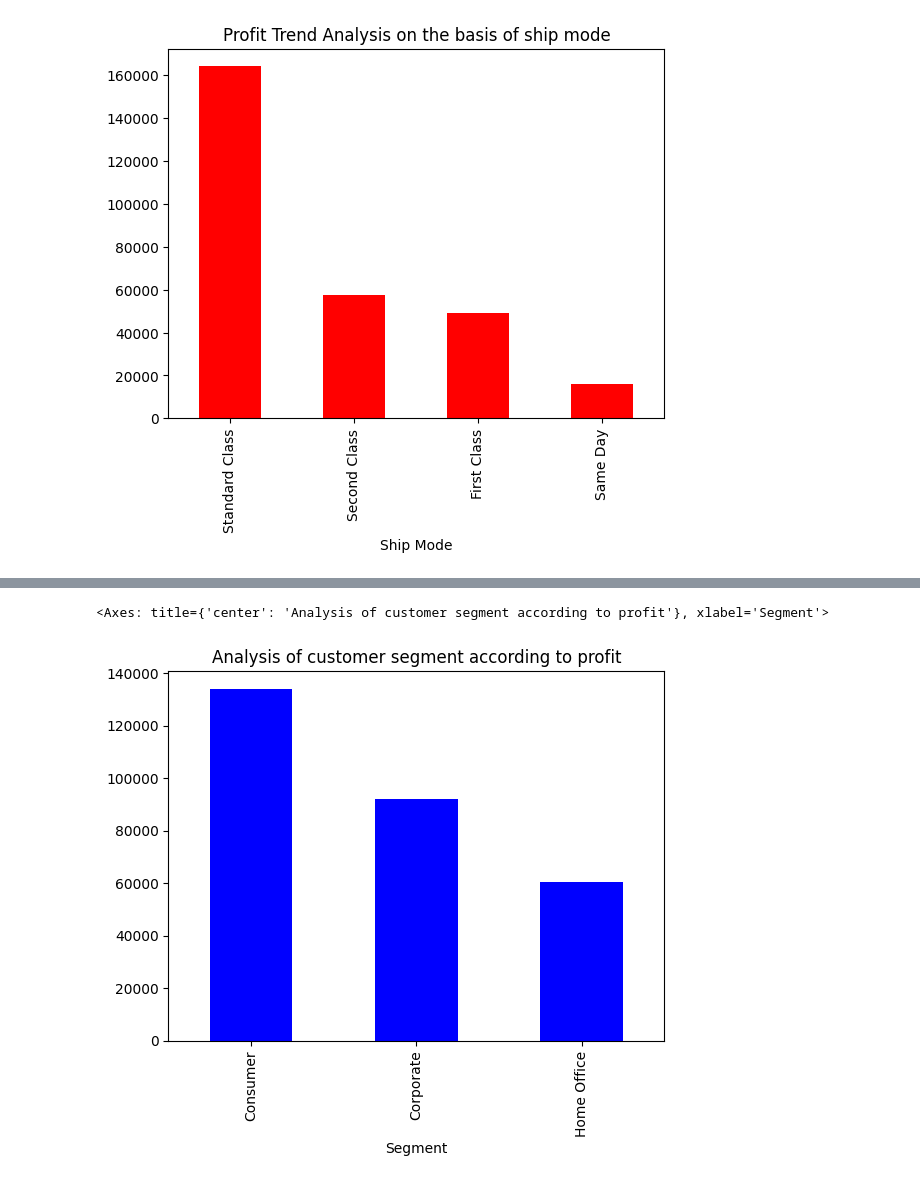
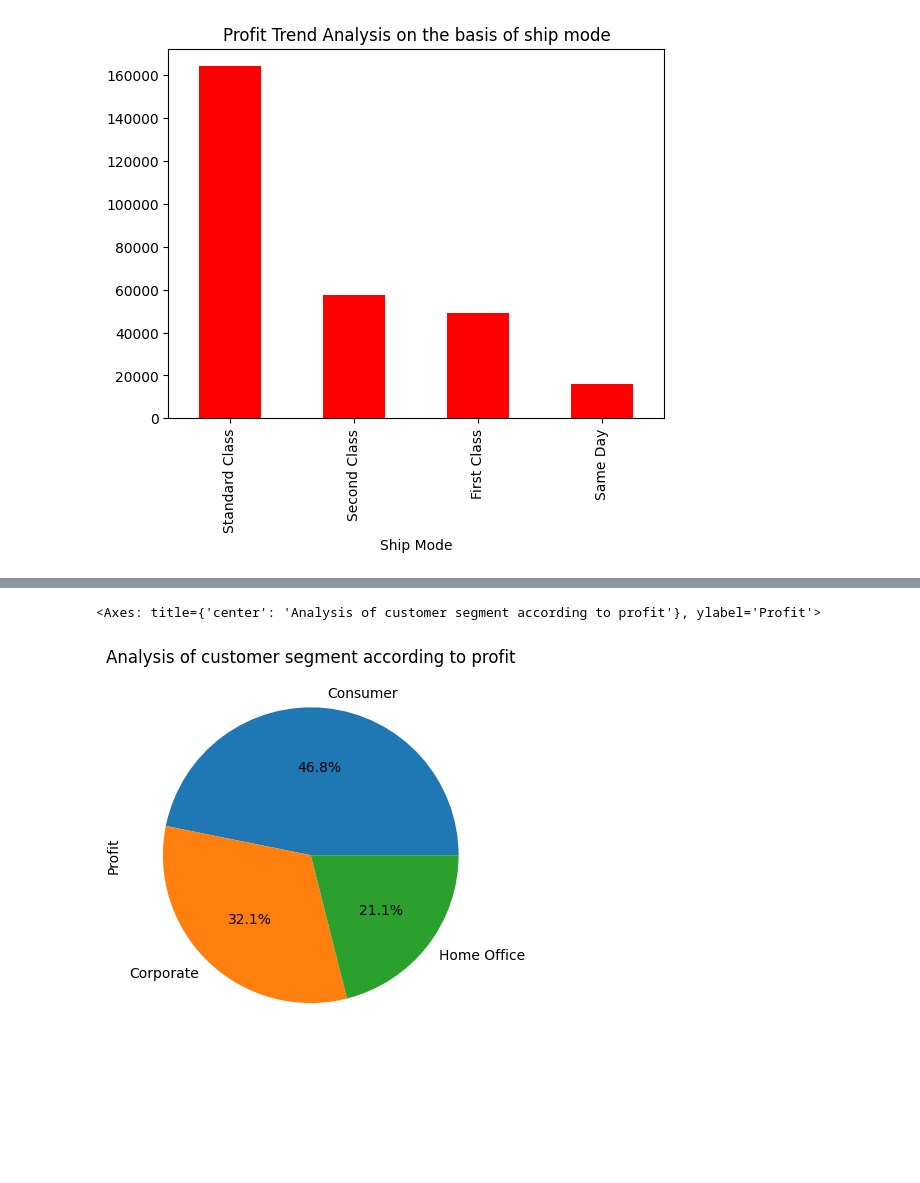
Before and after one commit to karamveer2648/SuperstoreDataAnalysis, a Jupyter notebook: superstore analysis.ipynb, the cells around one changed output, grey strips where cells are left out. Saved outputs shown, nothing was run; the diff lists cells and outputs as text; code cells hidden in the pictures; blank space fills up the shorter version.

```diff
--- a/superstore analysis.ipynb
+++ b/superstore analysis.ipynb
@@ -211,10 +211,10 @@ SegmentSales.plot(kind='bar',color='blue',title='Analysis of customer segment ac
 # %%
 #analysis of customer segment according to profit
 SegmentProfit = df.groupby('Segment').sum()['Profit'].sort_values(ascending=False)
-SegmentProfit.plot(kind='bar',color='blue',title='Analysis of customer segment according to profit')
+SegmentProfit.plot(kind='pie',color='blue',title='Analysis of customer segment according to profit',autopct='%1.1f%%')
 # %% [output]
-<Axes: title={'center': 'Analysis of customer segment according to profit'}, xlabel='Segment'>
+<Axes: title={'center': 'Analysis of customer segment according to profit'}, ylabel='Profit'>
-[figure, old version]
+[figure, new version]
 # %%
 #According to above data we can say that Consumer segment has highest profit and Home Office segment has lowest profit
 #According to above data we can say that Corporate segment has second highest profit
```
Also changed, not shown: parts of 1 cell of this notebook.
